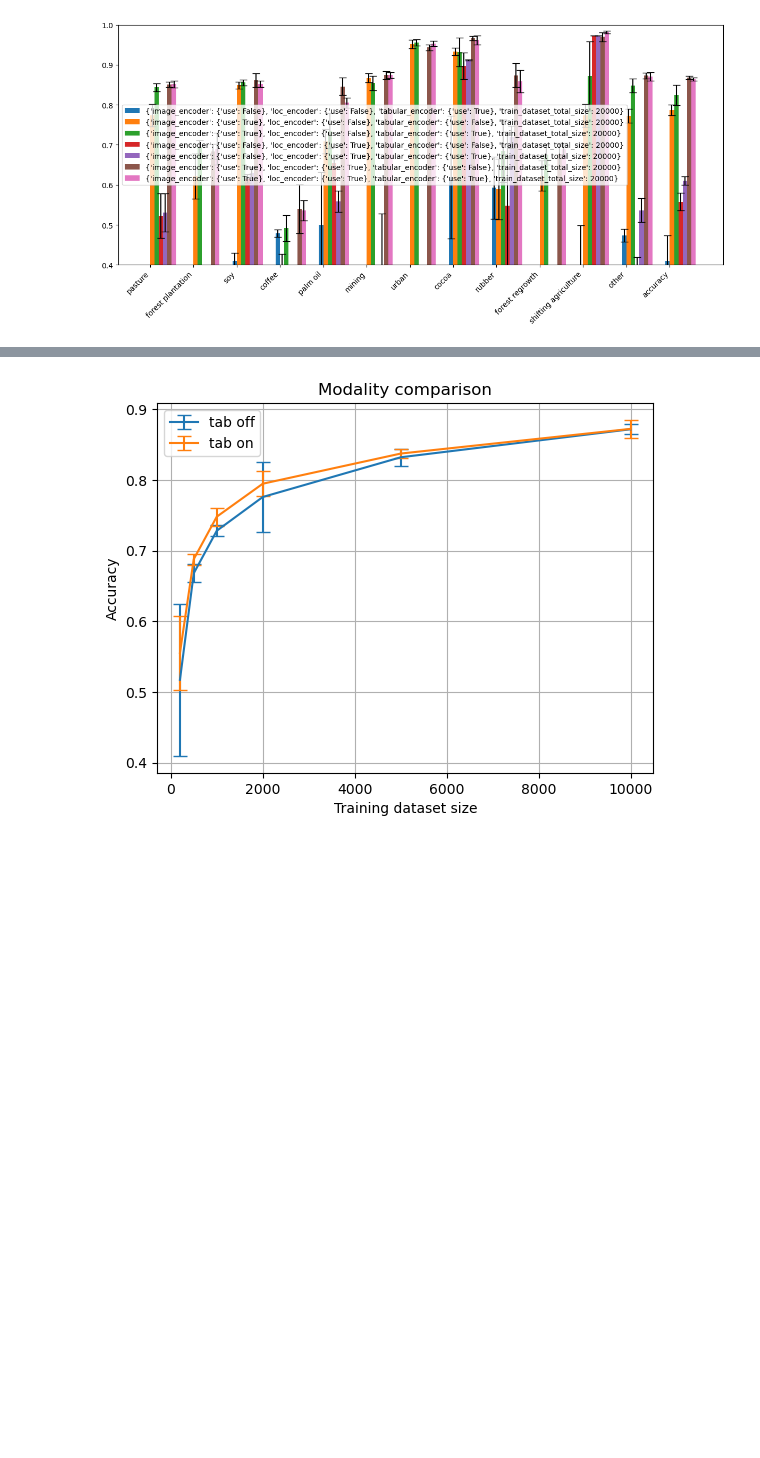
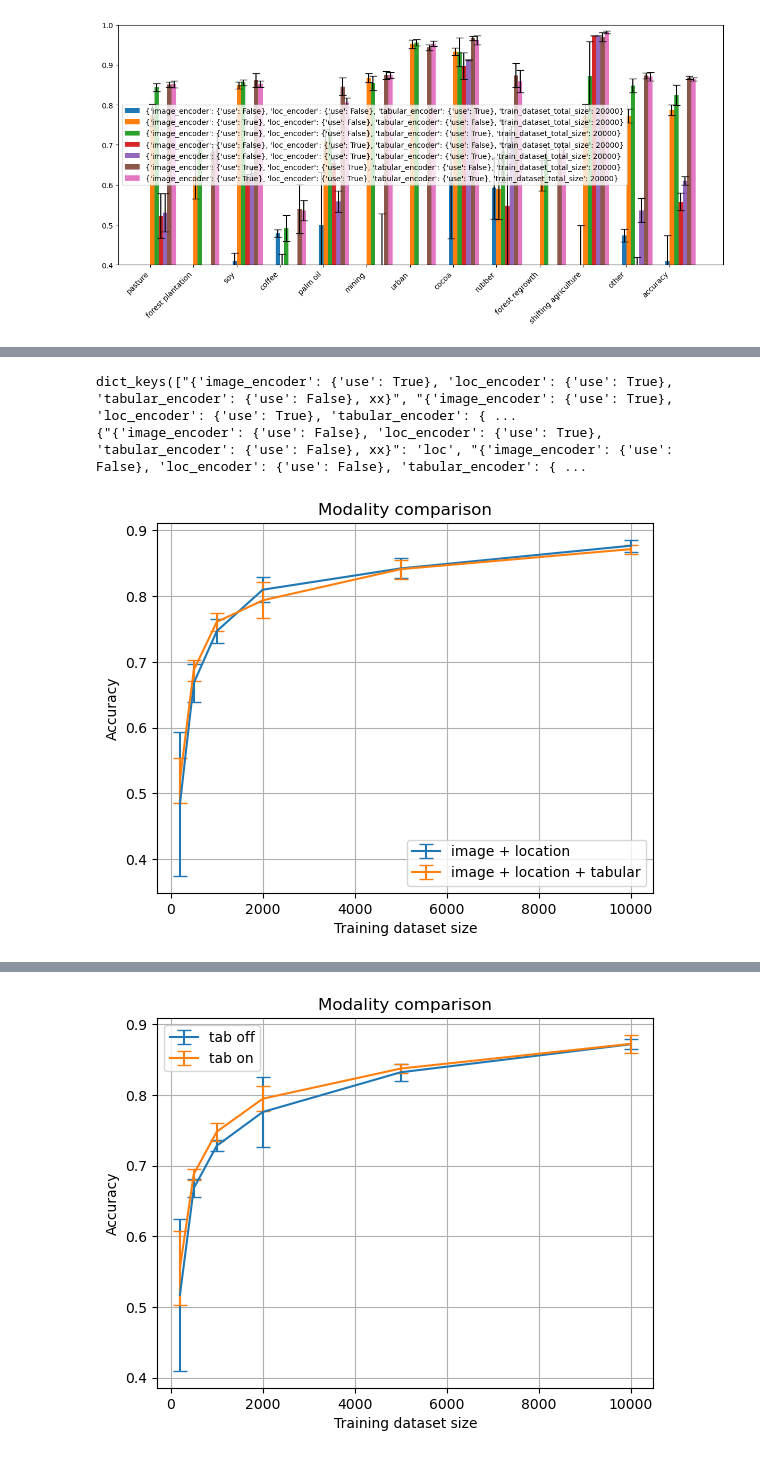
Before and after one commit to janpisl/location-encoding, a Jupyter notebook: notebooks/eval-modalities-20-9.ipynb, the cells around one changed output, grey strips where cells are left out. Cells and saved outputs as stored; diff of their text form; code cells hidden in the pictures; blank space fills up the shorter version.

```diff
--- a/notebooks/eval-modalities-20-9.ipynb
+++ b/notebooks/eval-modalities-20-9.ipynb
@@ -492,0 +444,6 @@ def plot_metric(_model_stats, metric, run_names=run_names, n_examples=[200, 500,
+# %%
+plot_metric(performance_per_configuration_renamed, 'accuracy', run_names_mapping, n_examples=[200, 500, 1000, 2000, 5000, 10000])
+# %% [output]
+dict_keys(["{'image_encoder': {'use': True}, 'loc_encoder': {'use': True}, 'tabular_encoder': {'use': False}, xx}", "{'image_encoder': {'use': True}, 'loc_encoder': {'use': True}, 'tabular_encoder': { ...
+{"{'image_encoder': {'use': False}, 'loc_encoder': {'use': True}, 'tabular_encoder': {'use': False}, xx}": 'loc', "{'image_encoder': {'use': False}, 'loc_encoder': {'use': False}, 'tabular_encoder': { ...
+[figure, added]
```
Also changed, not shown: parts of 20 cells of this notebook, 7 other files.
